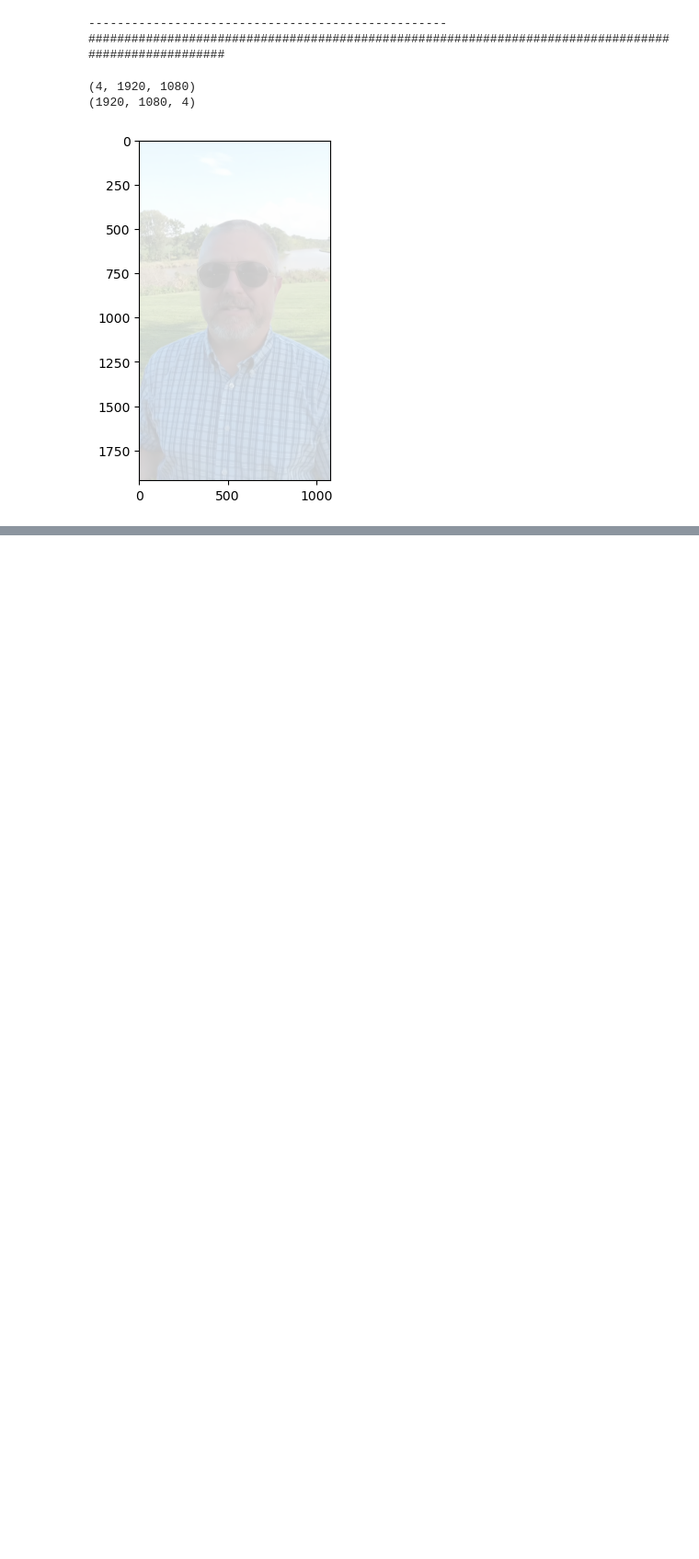
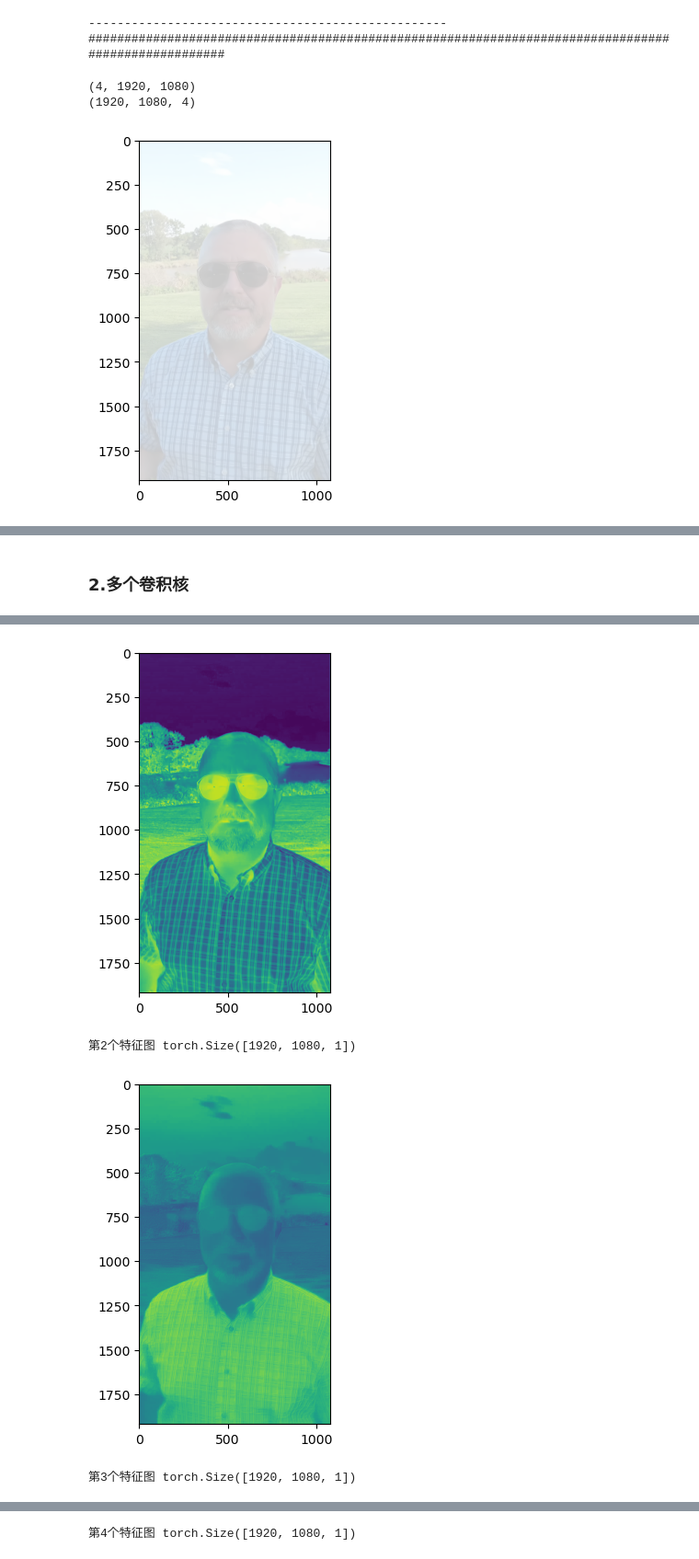
Before and after one commit to deyimsf/journal, a Jupyter notebook: AI/suanfa/CNN.ipynb, the cells around one changed output, grey strips where cells are left out. Shown at 92% size. Drawn from its saved outputs; the diff is of its cells as text; code cells hidden in the pictures; blank space fills up the shorter version.

```diff
--- a/AI/suanfa/CNN.ipynb
+++ b/AI/suanfa/CNN.ipynb
@@ -129,0 +199,72 @@ plt.show()
+# %% [markdown]
+### 2.多个卷积核
+# %%
+def test02():
+    # 读图像
+    img = plt.imread('./data/original.jpg')
+    print(img.shape)
+
+    # 创建卷积核
+    conv2d = nn.Conv2d(in_channels=3, out_channels=4, kernel_size=3, stride=1, padding=1)
+    print('卷积核形状',conv2d.weight.shape)
+    print('初始卷积核',conv2d.weight)
+
+#     # 指定卷积核, 值为-1
+#     kernel = np.full((4,3,3,3), 0.0789)
+#     conv2d.weight.data = torch.Tensor(kernel)
+#     print('指定卷积核',conv2d.weight)
+
+
+    # 卷积层对输入数据形状要求 (batch, channel, h, w)
+    # 把(h,w,c) -> (c, h, w)
+    img = torch.tensor(img).permute(2,0,1)
+    print(img.shape)
+
+    # 数据再增加一个批次维度
+    # (c,h,w) -> (b,c,h,w)
+    new_img = img.unsqueeze(0) #在第0个维度钱增加一个维度
+    new_img = new_img.type(torch.FloatTensor)
+    print(new_img.shape)
+
+    # 数据放入卷积层计算
+    new_img = conv2d(new_img)
+    print('卷积后形状->',new_img.shape)
+
+    # 显示图像
+    # 将(b,c,h,w) -> (c,h,w)  先去掉批次
+    new_img = new_img.squeeze(0)
+    # 再把通道位置变最后 (c,h,w) -> (h,w,c)
+    new_img = new_img.permute(1,2,0)
+    print(new_img.shape)
+
+    # 显示图像
+    # new_img剥离原张量，然后再放入imshow()
+    new_img = new_img.detach()
+
+    # 显示第一个特征图
+    new_img1 = new_img[:,:,0].unsqueeze(2)
+    print('第一个特征图',new_img1.shape)
+    plt.imshow(new_img1)
+    plt.show()
+
+    # 显示第2个特征图
+    new_img1 = new_img[:,:,1].unsqueeze(2)
+    print('第2个特征图',new_img1.shape)
+    plt.imshow(new_img1)
+    plt.show()
+
+    # 显示第3个特征图
+    new_img1 = new_img[:,:,2].unsqueeze(2)
+    print('第3个特征图',new_img1.shape)
+    plt.imshow(new_img1)
+    plt.show()
+
+    # 显示第4个特征图
+    new_img1 = new_img[:,:,3].unsqueeze(2)
+    print('第4个特征图',new_img1.shape)
+    plt.imshow(new_img1)
+    plt.show()
+
+
+test02()
+# %% [output]
@@ -129,0 +288,4 @@ plt.show()
+[figure, added]
+第2个特征图 torch.Size([1920, 1080, 1])
+[figure, added]
+第3个特征图 torch.Size([1920, 1080, 1])
@@ -129,0 +293 @@ plt.show()
+第4个特征图 torch.Size([1920, 1080, 1])
```
Also changed, not shown: parts of 10 cells of this notebook, 10 other files.
